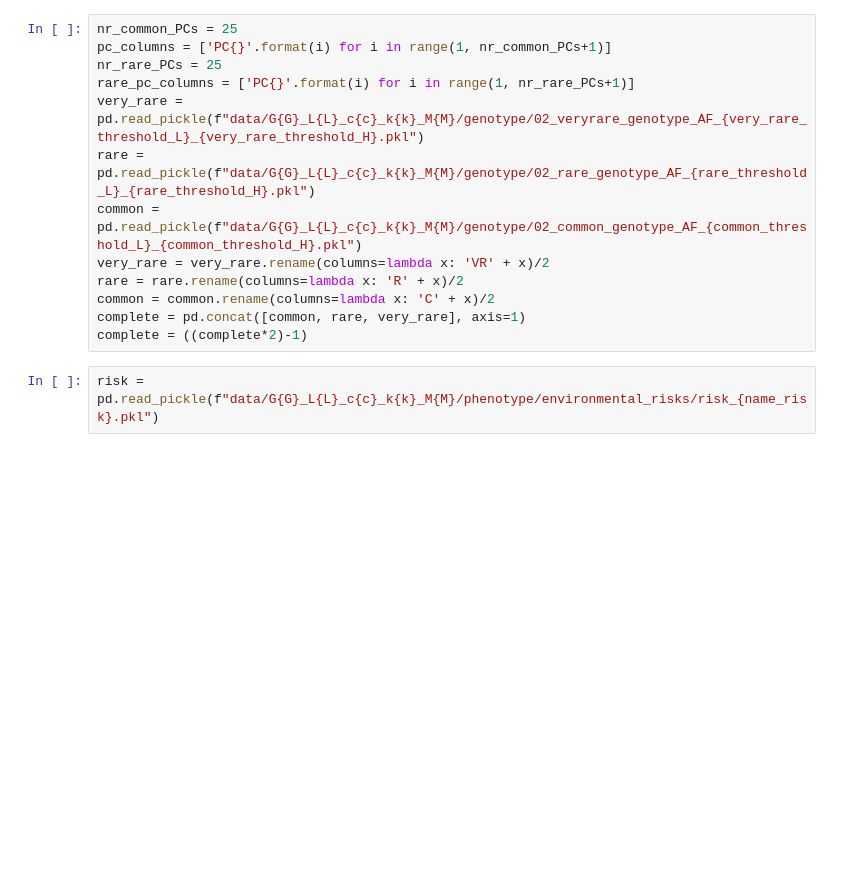
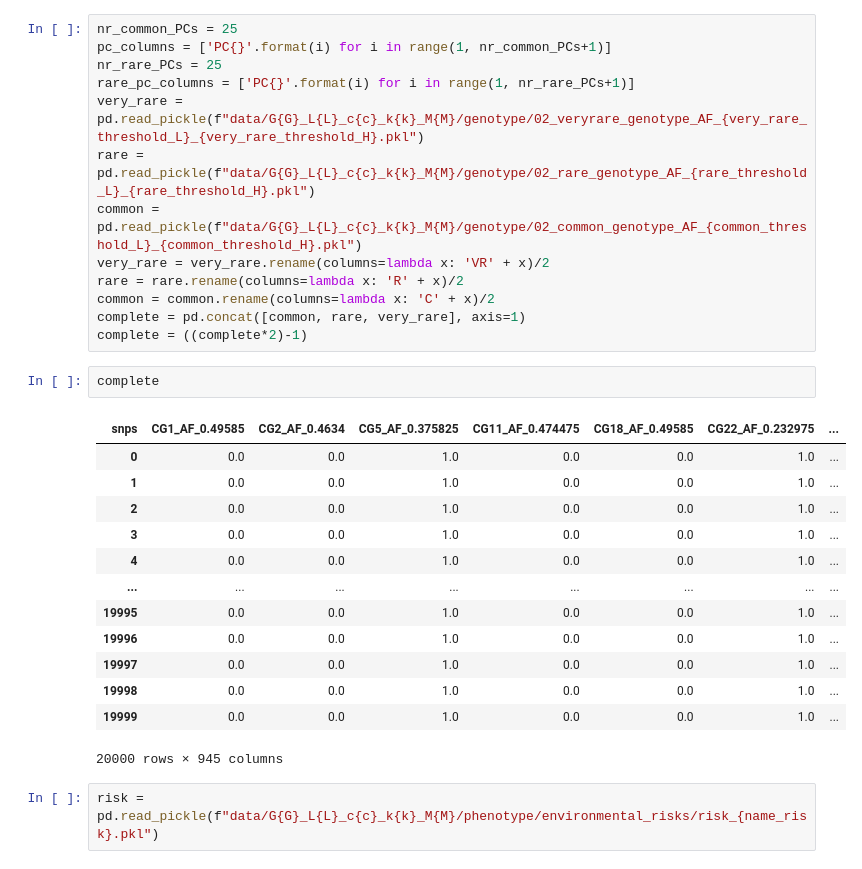
Before and after one commit to mat2m10/abyss_simulation, a Jupyter notebook: 10 Analysis SNP effect.ipynb, the cells around one changed output. Saved outputs shown, nothing was run; the diff lists cells and outputs as text; blank space fills up the shorter version.

```diff
--- a/10 Analysis SNP effect.ipynb
+++ b/10 Analysis SNP effect.ipynb
@@ -85,6 +85,22 @@ rare = rare.rename(columns=lambda x: 'R' + x)/2
 common = common.rename(columns=lambda x: 'C' + x)/2
 complete = pd.concat([common, rare, very_rare], axis=1)
 complete = ((complete*2)-1)
+# %%
+complete
+# %% [output]
+| snps | CG1_AF_0.49585 | CG2_AF_0.4634 | CG5_AF_0.375825 | CG11_AF_0.474475 | CG18_AF_0.49585 | CG22_AF_0.232975 | ... |
+| 0 | 0.0 | 0.0 | 1.0 | 0.0 | 0.0 | 1.0 | ... |
+| 1 | 0.0 | 0.0 | 1.0 | 0.0 | 0.0 | 1.0 | ... |
+| 2 | 0.0 | 0.0 | 1.0 | 0.0 | 0.0 | 1.0 | ... |
+| 3 | 0.0 | 0.0 | 1.0 | 0.0 | 0.0 | 1.0 | ... |
+| 4 | 0.0 | 0.0 | 1.0 | 0.0 | 0.0 | 1.0 | ... |
+| ... | ... | ... | ... | ... | ... | ... | ... |
+| 19995 | 0.0 | 0.0 | 1.0 | 0.0 | 0.0 | 1.0 | ... |
+| 19996 | 0.0 | 0.0 | 1.0 | 0.0 | 0.0 | 1.0 | ... |
+| 19997 | 0.0 | 0.0 | 1.0 | 0.0 | 0.0 | 1.0 | ... |
+| 19998 | 0.0 | 0.0 | 1.0 | 0.0 | 0.0 | 1.0 | ... |
+| 19999 | 0.0 | 0.0 | 1.0 | 0.0 | 0.0 | 1.0 | ... |
+20000 rows × 945 columns
 # %%
 risk = pd.read_pickle(f"data/G{G}_L{L}_c{c}_k{k}_M{M}/phenotype/environmental_risks/risk_{name_risk}.pkl")
 # %% [markdown]
```
Also changed, not shown: parts of 1 cell of this notebook, 1 other file.
